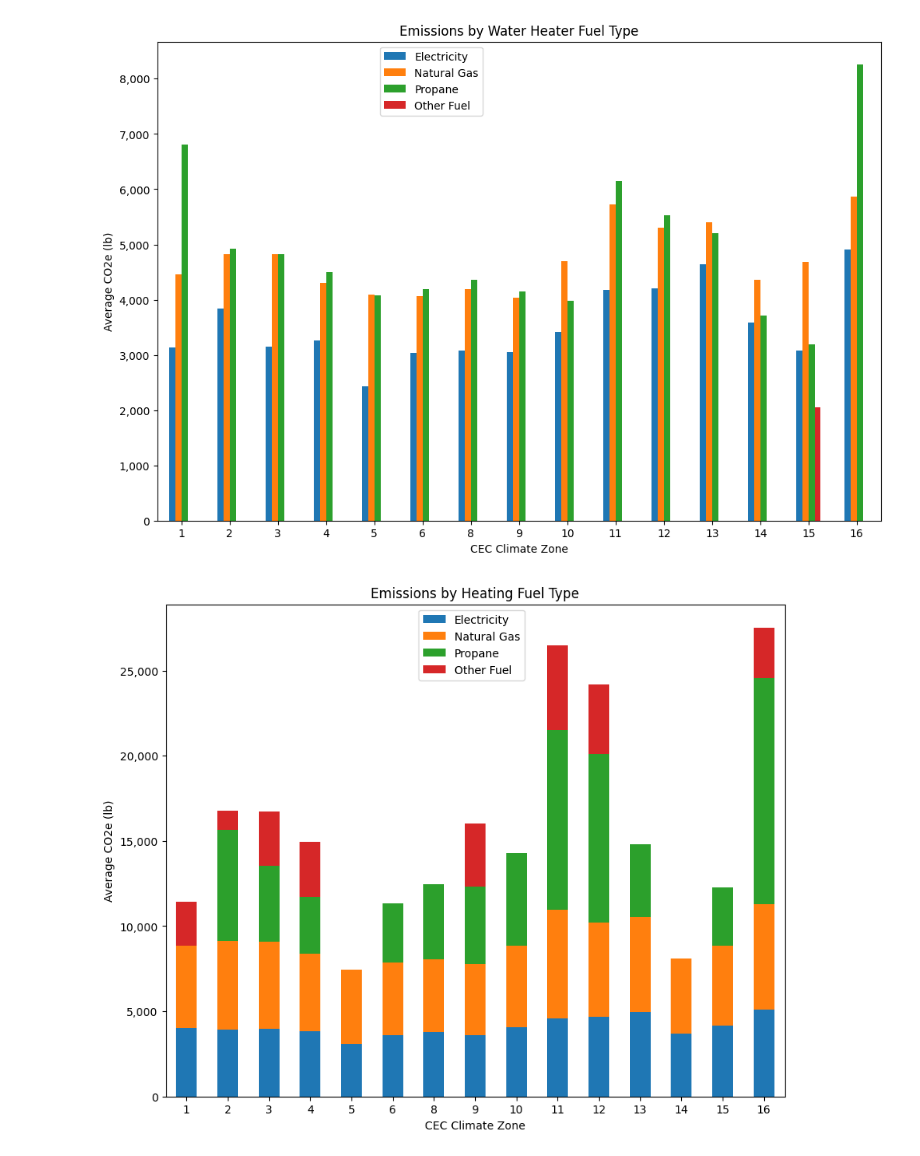
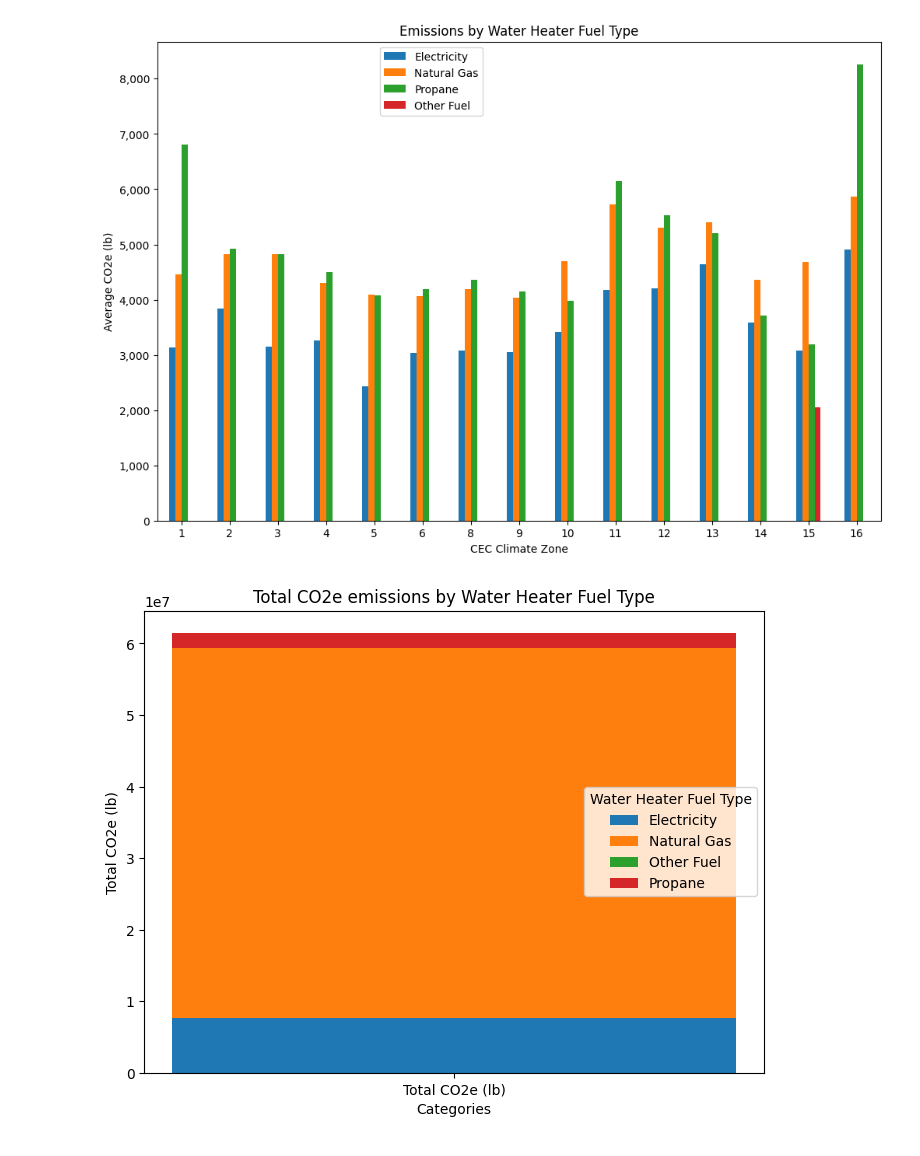
Before and after one commit to NREL/buildstock-query, a Jupyter notebook: example_usage/gashpwh_emissions.ipynb, the cells around one changed output. Saved outputs shown, nothing was run; the diff lists cells and outputs as text; code cells hidden in the pictures.

Commit message:
Ongoing backup.

```diff
--- a/example_usage/gashpwh_emissions.ipynb
+++ b/example_usage/gashpwh_emissions.ipynb
@@ -192,38 +303,34 @@ ax.yaxis.set_major_formatter(ticker.FuncFormatter(lambda x, p: format(int(x), ',
 plt.show()
 # %% [output]
 [figure]
-# %%
-import matplotlib.pyplot as plt
-import matplotlib.ticker as ticker
-
-# Set the inline backend and desired figure size
-%matplotlib inline
-plt.rcParams['figure.figsize'] = (10, 8)  # Adjust figsize as needed
-
-# Filter out rows with the specified column value
-df_filtered = df[df['build_existing_model.heating_fuel'] != 'None']
-
-# Convert the column to numeric (integer)
-grouped_by_cec = df_filtered.groupby(['build_existing_model.cec_climate_zone', 'build_existing_model.heating_fuel'])['report_simulation_output.emissions_co_2_e_lrmer_mid_case_15_total_lb'].mean().unstack()
-
-# Reorder the columns to change the order of legend labels
-desired_column_order = ['Electricity', 'Natural Gas', 'Propane', 'Other Fuel']
-grouped_by_cec = grouped_by_cec[desired_column_order]
-
-
-ax = grouped_by_cec.plot(kind='bar', stacked=True)
-plt.xlabel('CEC Climate Zone')
-plt.ylabel('Average CO2e (lb)')
-plt.title('Emissions by Heating Fuel Type')
-plt.xticks(rotation=0)
-
-# Move the legend to the right by adjusting bbox_to_anchor
-plt.legend(title='', bbox_to_anchor=(0.4, 1), loc='upper left')
-
-# Format y-axis tick labels with commas
-ax.yaxis.set_major_formatter(ticker.FuncFormatter(lambda x, p: format(int(x), ',')))
-
-
-plt.show()
-# %% [output]
-[figure, removed]
+# %%
+# Ongoing work
+
+import matplotlib.pyplot as plt
+import matplotlib.ticker as ticker
+
+# Set the inline backend and desired figure size
+%matplotlib inline
+plt.rcParams['figure.figsize'] = (12, 8)  # Adjust figsize as needed
+
+grouped = df.groupby(['build_existing_model.water_heater_fuel'])['report_simulation_output.emissions_co_2_e_lrmer_mid_case_15_total_lb'].sum()
+
+# Create a single stacked bar chart
+fig, ax = plt.subplots(figsize=(8, 6))
+
+bottom = None
+for label, value in grouped.items():
+    ax.bar('Total CO2e (lb)', value, bottom=bottom, label=label)
+    if bottom is None:
+        bottom = value
+    else:
+        bottom += value
+
+plt.xlabel('Categories')
+plt.ylabel('Total CO2e (lb)')
+plt.title('Total CO2e emissions by Water Heater Fuel Type')
+plt.legend(title='Water Heater Fuel Type')
+
+plt.show()
+# %% [output]
+[figure, added]
```
Also changed, not shown: parts of 6 cells of this notebook, 1 other file.
